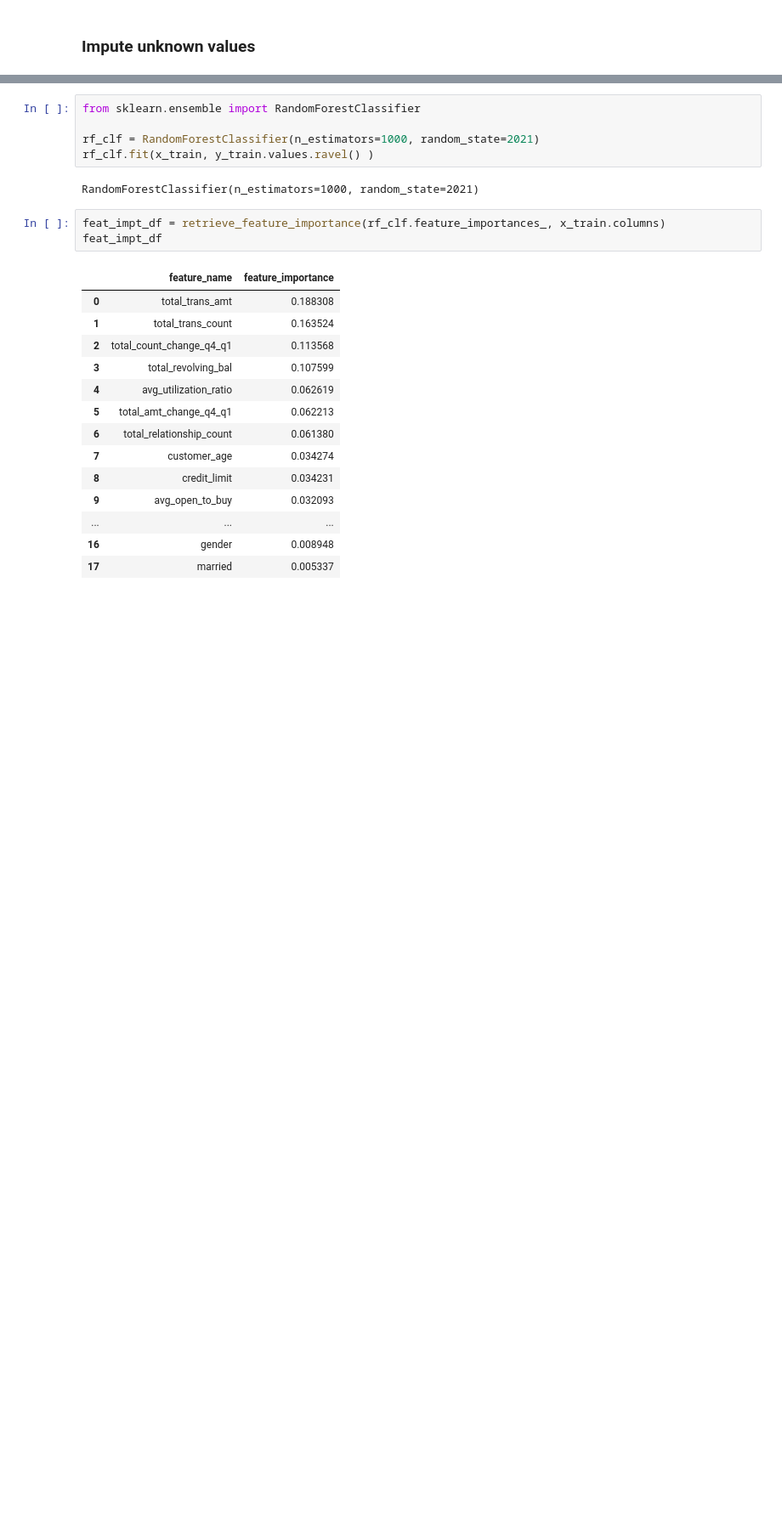
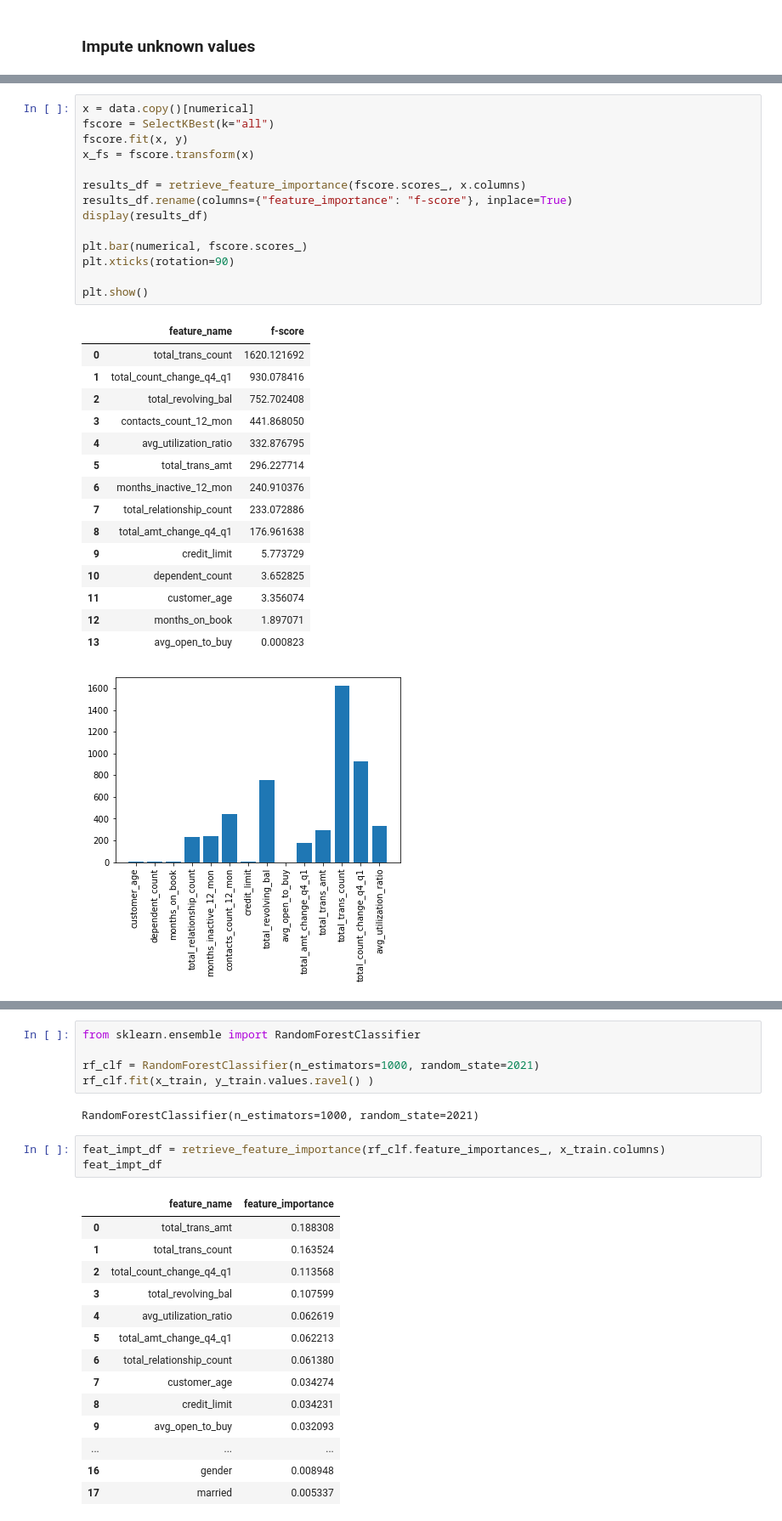
Before and after one commit to jonjonnyjonjon/introml-g2t4, a Jupyter notebook: data-preprocessing.ipynb, the cells around one changed output, grey strips where cells are left out. Shown at 85% size. Cells and saved outputs as stored; diff of their text form; blank space fills up the shorter version.

```diff
--- a/data-preprocessing.ipynb
+++ b/data-preprocessing.ipynb
@@ -151,0 +235,31 @@ def retrieve_feature_importance(importance, names):
+# %%
+x = data.copy()[numerical]
+fscore = SelectKBest(k="all")
+fscore.fit(x, y)
+x_fs = fscore.transform(x)
+
+results_df = retrieve_feature_importance(fscore.scores_, x.columns)
+results_df.rename(columns={"feature_importance": "f-score"}, inplace=True)
+display(results_df)
+
+plt.bar(numerical, fscore.scores_)
+plt.xticks(rotation=90)
+
+plt.show()
+# %% [output]
+|  | feature_name | f-score |
+| 0 | total_trans_count | 1620.121692 |
+| 1 | total_count_change_q4_q1 | 930.078416 |
+| 2 | total_revolving_bal | 752.702408 |
+| 3 | contacts_count_12_mon | 441.868050 |
+| 4 | avg_utilization_ratio | 332.876795 |
+| 5 | total_trans_amt | 296.227714 |
+| 6 | months_inactive_12_mon | 240.910376 |
+| 7 | total_relationship_count | 233.072886 |
+| 8 | total_amt_change_q4_q1 | 176.961638 |
+| 9 | credit_limit | 5.773729 |
+| 10 | dependent_count | 3.652825 |
+| 11 | customer_age | 3.356074 |
+| 12 | months_on_book | 1.897071 |
+| 13 | avg_open_to_buy | 0.000823 |
+[figure, added]
```
Also changed, not shown: parts of 27 cells of this notebook, 6 other files.
